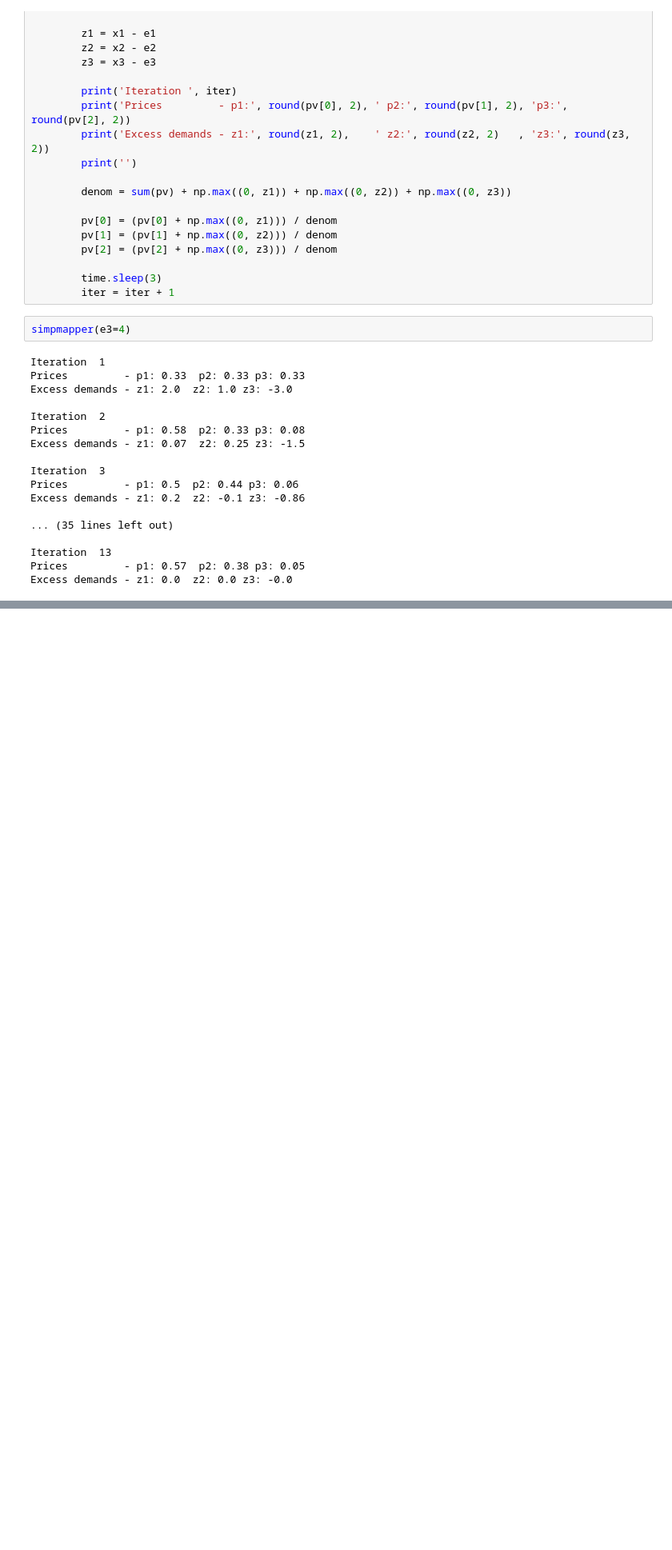
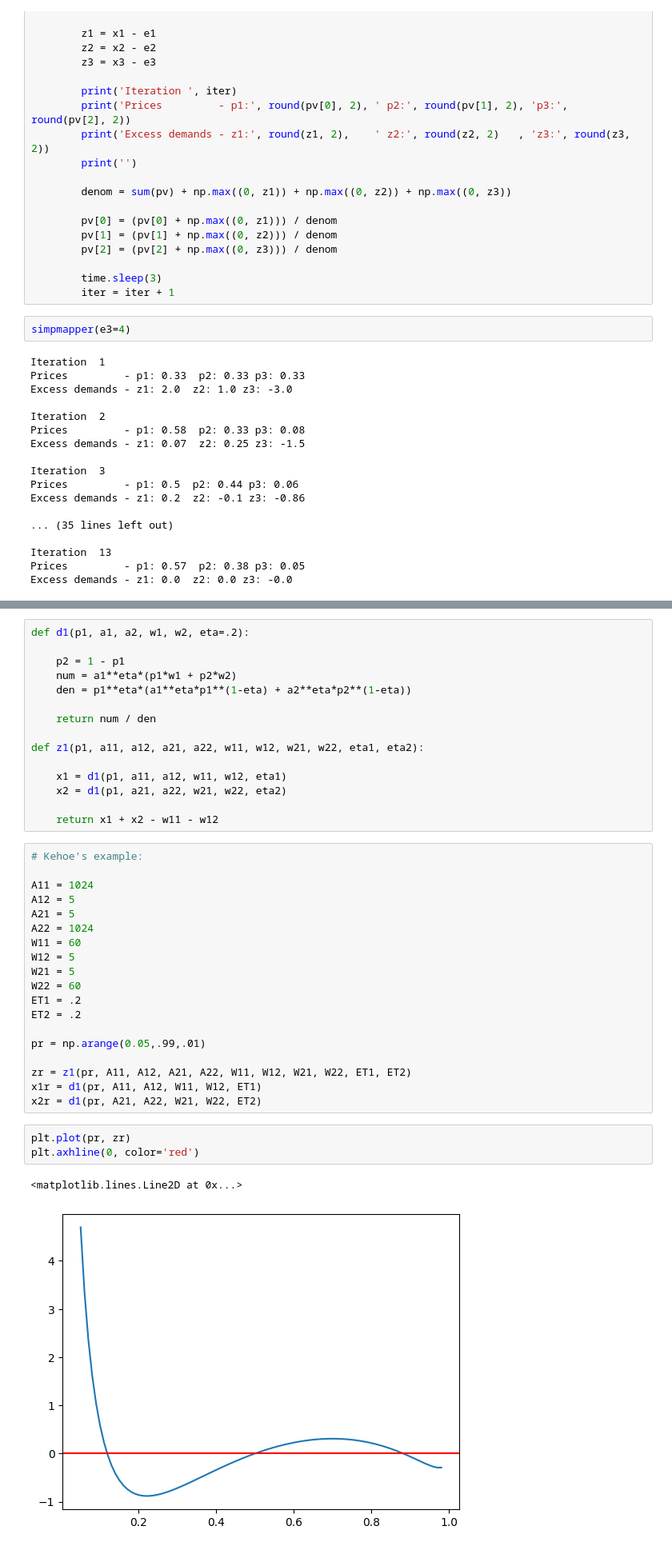
Before and after one commit to mbaker21231/MicroII-Sandbox, a Jupyter notebook: Computation_of_Equilibrium.ipynb, the cells around one changed output, grey strips where cells are left out. Shown at 80% size. Drawn from its saved outputs; the diff is of its cells as text; blank space fills up the shorter version.

```diff
--- a/Computation_of_Equilibrium.ipynb
+++ b/Computation_of_Equilibrium.ipynb
@@ -86,0 +116,40 @@ Excess demands - z1: 0.0  z2: 0.0 z3: -0.0
+# %%
+def d1(p1, a1, a2, w1, w2, eta=.2):
+
+    p2 = 1 - p1
+    num = a1**eta*(p1*w1 + p2*w2)
+    den = p1**eta*(a1**eta*p1**(1-eta) + a2**eta*p2**(1-eta))
+
+    return num / den
+
+def z1(p1, a11, a12, a21, a22, w11, w12, w21, w22, eta1, eta2):
+
+    x1 = d1(p1, a11, a12, w11, w12, eta1)
+    x2 = d1(p1, a21, a22, w21, w22, eta2)
+
+    return x1 + x2 - w11 - w12
+# %%
+# Kehoe's example:
+
+A11 = 1024
+A12 = 5
+A21 = 5
+A22 = 1024
+W11 = 60
+W12 = 5
+W21 = 5
+W22 = 60
+ET1 = .2
+ET2 = .2
+
+pr = np.arange(0.05,.99,.01)
+
+zr = z1(pr, A11, A12, A21, A22, W11, W12, W21, W22, ET1, ET2)
+x1r = d1(pr, A11, A12, W11, W12, ET1)
+x2r = d1(pr, A21, A22, W21, W22, ET2)
+# %%
+plt.plot(pr, zr)
+plt.axhline(0, color='red')
+# %% [output]
+<matplotlib.lines.Line2D at 0x...>
+[figure, added]
```
Also changed, not shown: parts of 6 cells of this notebook.
